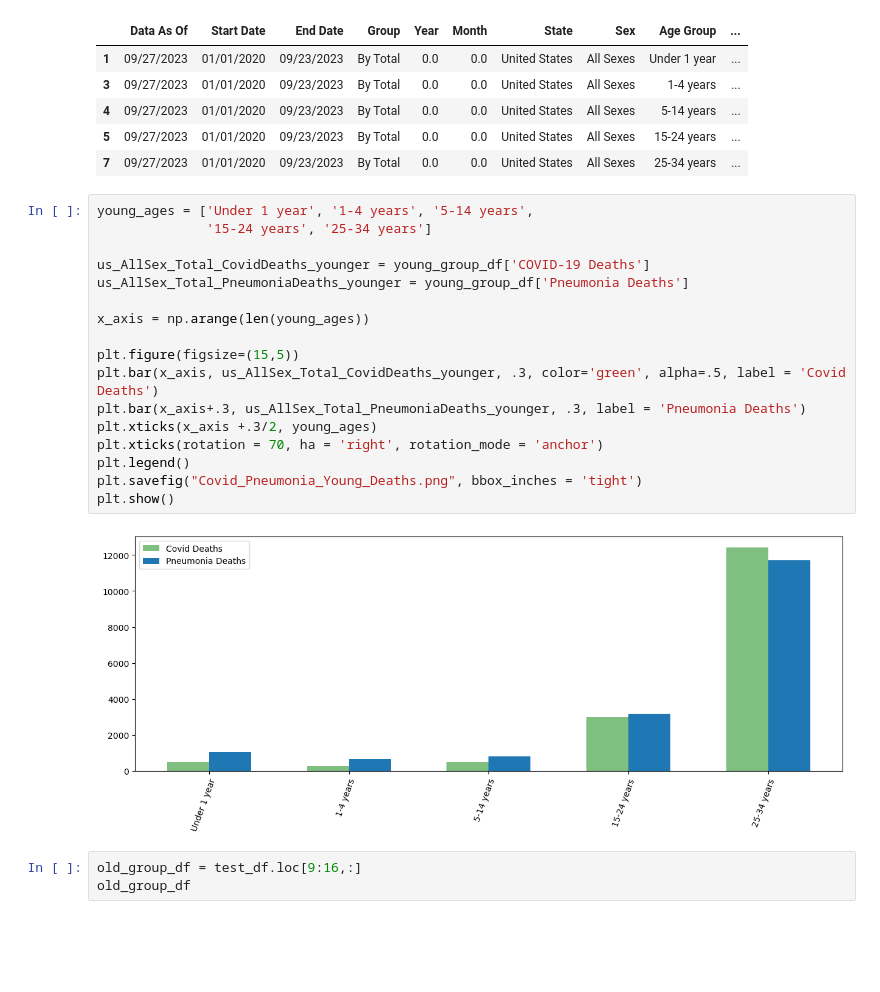
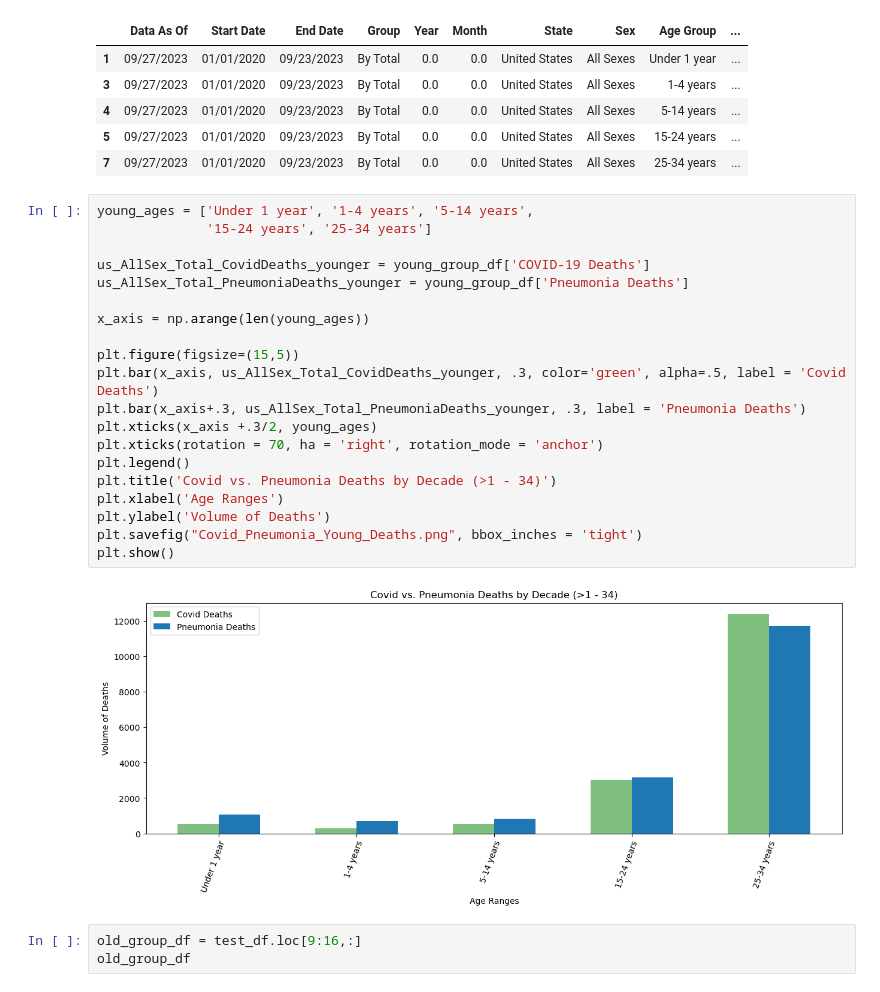
Before and after one commit to JTurk17/Team4_Project1, a Jupyter notebook: Cleaned_CovidDF_DiseaseComparisons.ipynb, the cells around one changed output. Cells and saved outputs as stored; diff of their text form; blank space fills up the shorter version.

```diff
--- a/Cleaned_CovidDF_DiseaseComparisons.ipynb
+++ b/Cleaned_CovidDF_DiseaseComparisons.ipynb
@@ -167,22 +180,25 @@ young_group_df
 # %%
 young_ages = ['Under 1 year', '1-4 years', '5-14 years',
               '15-24 years', '25-34 years']
 
 us_AllSex_Total_CovidDeaths_younger = young_group_df['COVID-19 Deaths']
 us_AllSex_Total_PneumoniaDeaths_younger = young_group_df['Pneumonia Deaths']
 
 x_axis = np.arange(len(young_ages))
 
 plt.figure(figsize=(15,5))
 plt.bar(x_axis, us_AllSex_Total_CovidDeaths_younger, .3, color='green', alpha=.5, label = 'Covid Deaths')
 plt.bar(x_axis+.3, us_AllSex_Total_PneumoniaDeaths_younger, .3, label = 'Pneumonia Deaths')
 plt.xticks(x_axis +.3/2, young_ages)
 plt.xticks(rotation = 70, ha = 'right', rotation_mode = 'anchor')
 plt.legend()
+plt.title('Covid vs. Pneumonia Deaths by Decade (>1 - 34)')
+plt.xlabel('Age Ranges')
+plt.ylabel('Volume of Deaths')
 plt.savefig("Covid_Pneumonia_Young_Deaths.png", bbox_inches = 'tight')
 plt.show()
 # %% [output]
-[figure, old version]
+[figure, new version]
 # %%
 old_group_df = test_df.loc[9:16,:]
 old_group_df
```
Also changed, not shown: parts of 11 cells of this notebook, 4 other files.
